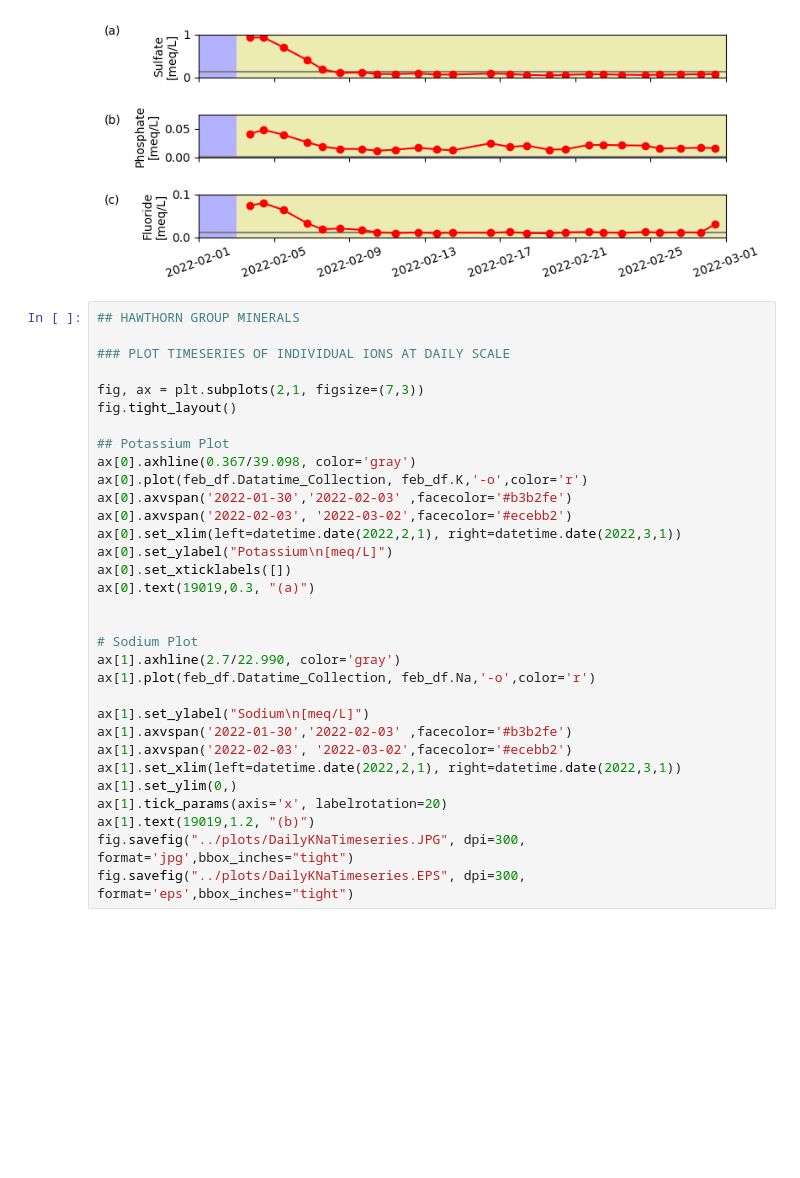
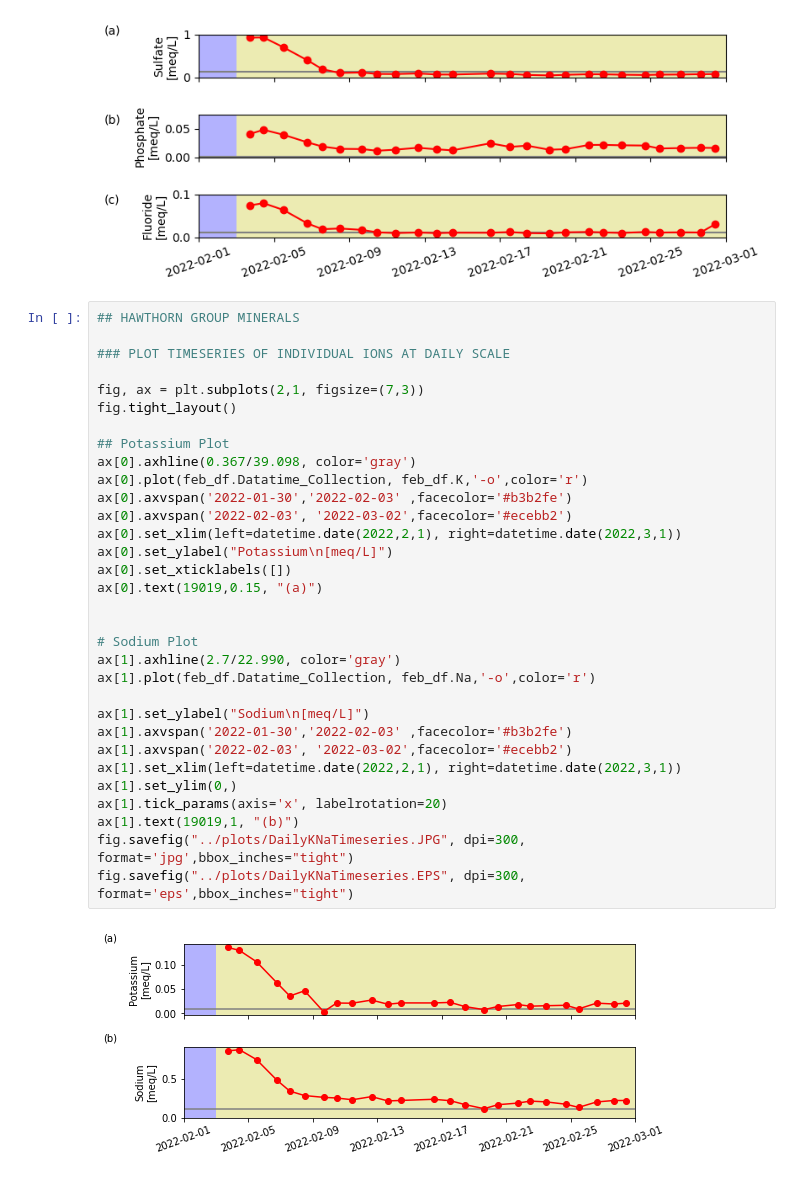
Before and after one commit to kylecompare/Hydrochemcial_SinkholeDryDown, a Jupyter notebook: code/01_WaterQuality.ipynb, the cells around one changed output. Cells and saved outputs as stored; diff of their text form; blank space fills up the shorter version.

```diff
--- a/code/01_WaterQuality.ipynb
+++ b/code/01_WaterQuality.ipynb
@@ -508,32 +503,34 @@ fig.savefig("../plots/DailySilicateTimeseries.EPS", dpi=300, format='eps',bbox_i
 # %%
 ## HAWTHORN GROUP MINERALS
 
 ### PLOT TIMESERIES OF INDIVIDUAL IONS AT DAILY SCALE
 
 fig, ax = plt.subplots(2,1, figsize=(7,3))
 fig.tight_layout()
 
 ## Potassium Plot
 ax[0].axhline(0.367/39.098, color='gray')
 ax[0].plot(feb_df.Datatime_Collection, feb_df.K,'-o',color='r')
 ax[0].axvspan('2022-01-30','2022-02-03' ,facecolor='#b3b2fe')
 ax[0].axvspan('2022-02-03', '2022-03-02',facecolor='#ecebb2')
 ax[0].set_xlim(left=datetime.date(2022,2,1), right=datetime.date(2022,3,1))
 ax[0].set_ylabel("Potassium\n[meq/L]")
 ax[0].set_xticklabels([])
-ax[0].text(19019,0.3, "(a)")
+ax[0].text(19019,0.15, "(a)")
 
 
 # Sodium Plot
 ax[1].axhline(2.7/22.990, color='gray')
 ax[1].plot(feb_df.Datatime_Collection, feb_df.Na,'-o',color='r')
 
 ax[1].set_ylabel("Sodium\n[meq/L]")
 ax[1].axvspan('2022-01-30','2022-02-03' ,facecolor='#b3b2fe')
 ax[1].axvspan('2022-02-03', '2022-03-02',facecolor='#ecebb2')
 ax[1].set_xlim(left=datetime.date(2022,2,1), right=datetime.date(2022,3,1))
 ax[1].set_ylim(0,)
 ax[1].tick_params(axis='x', labelrotation=20)
-ax[1].text(19019,1.2, "(b)")
+ax[1].text(19019,1, "(b)")
 fig.savefig("../plots/DailyKNaTimeseries.JPG", dpi=300, format='jpg',bbox_inches="tight")
 fig.savefig("../plots/DailyKNaTimeseries.EPS", dpi=300, format='eps',bbox_inches="tight")
+# %% [output]
+[figure, added]
```
Also changed, not shown: parts of 1 cell of this notebook, 3 other files.
